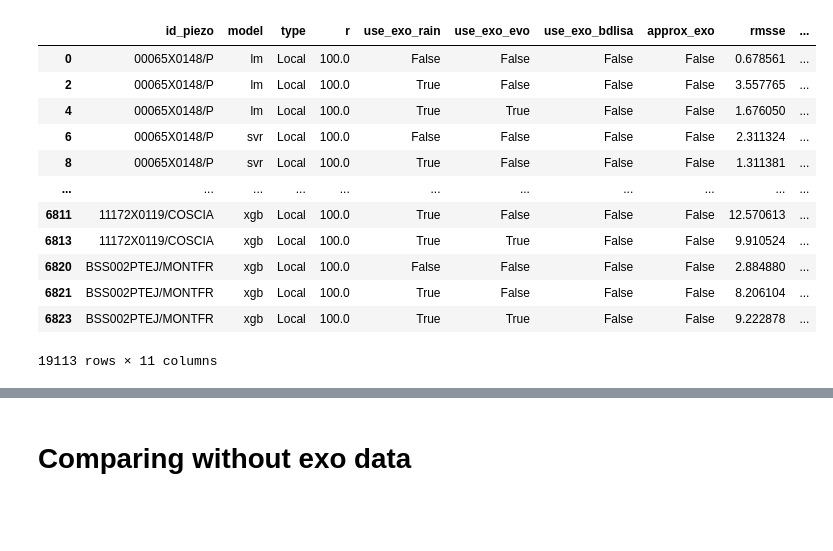
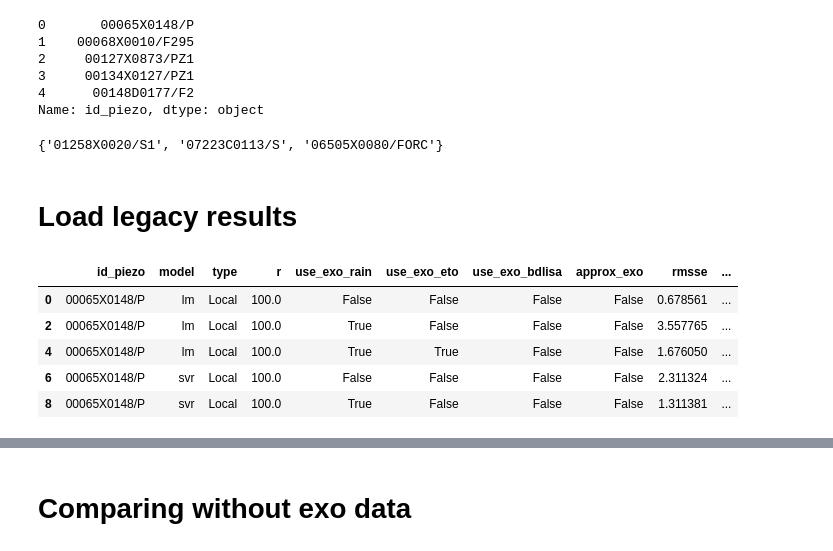
Before and after one commit to frankl1/piezoforecast, a Jupyter notebook: results/analysis.ipynb, the cells around one changed output, grey strips where cells are left out. Saved outputs shown, nothing was run; the diff lists cells and outputs as text; code cells hidden in the pictures; blank space fills up the shorter version.

```diff
--- a/results/analysis.ipynb
+++ b/results/analysis.ipynb
@@ -20,28 +87,39 @@ result_folder = './'
+# %%
+common_piezo = pd.read_csv('piezos_communs.csv').squeeze()
+common_piezo.head()
+# %% [output]
+0       00065X0148/P
+1    00068X0010/F295
+2     00127X0873/PZ1
+3     00134X0127/PZ1
+4      00148D0177/F2
+Name: id_piezo, dtype: object
+# %%
+missing_source = set(common_piezo).difference(sources.index)
+print(missing_source)
+# %% [output]
+{'01258X0020/S1', '07223C0113/S', '06505X0080/FORC'}
+# %% [markdown]
+# Load legacy results
 # %%
-# load lagacy results
+result_folder = './'
+
 files = [result_folder + 'oldTG_local_part1.csv',
           result_folder + 'oldTG_local_part2.csv',
           result_folder + 'oldTG_local_part3.csv',
           result_folder + 'oldTG_local_part4.csv',
           result_folder + 'oldTG_local_cmpl.csv',
           result_folder + 'oldTG_local_xgb.csv']
-lagacy_result = pd.concat([pd.read_csv(file, delimiter='\t') for file in files])
-lagacy_result['rmse'] = np.sqrt(lagacy_result.mse)
-lagacy_result = lagacy_result.rename(columns={'id_method_ML': 'model', 'use_exo_eto': 'use_exo_evo'})
-lagacy_result = lagacy_result[~lagacy_result.approx_exo]
-lagacy_result = lagacy_result[lagacy_result.id_piezo.isin(piezo_list)]
-lagacy_result
+legacy_result = pd.concat([pd.read_csv(file, delimiter='\t') for file in files])
+legacy_result['rmse'] = np.sqrt(legacy_result.mse)
+legacy_result = legacy_result.rename(columns={'id_method_ML': 'model'})
+legacy_result = legacy_result[~legacy_result.approx_exo]
+legacy_result = legacy_result[legacy_result.id_piezo.isin(common_piezo)]
+legacy_result.head()
 # %% [output]
-|  | id_piezo | model | type | r | use_exo_rain | use_exo_evo | use_exo_bdlisa | approx_exo | rmsse | ... |
+|  | id_piezo | model | type | r | use_exo_rain | use_exo_eto | use_exo_bdlisa | approx_exo | rmsse | ... |
 | 0 | 00065X0148/P | lm | Local | 100.0 | False | False | False | False | 0.678561 | ... |
 | 2 | 00065X0148/P | lm | Local | 100.0 | True | False | False | False | 3.557765 | ... |
 | 4 | 00065X0148/P | lm | Local | 100.0 | True | True | False | False | 1.676050 | ... |
 | 6 | 00065X0148/P | svr | Local | 100.0 | False | False | False | False | 2.311324 | ... |
 | 8 | 00065X0148/P | svr | Local | 100.0 | True | False | False | False | 1.311381 | ... |
-| ... | ... | ... | ... | ... | ... | ... | ... | ... | ... | ... |
-| 6811 | 11172X0119/COSCIA | xgb | Local | 100.0 | True | False | False | False | 12.570613 | ... |
-| 6813 | 11172X0119/COSCIA | xgb | Local | 100.0 | True | True | False | False | 9.910524 | ... |
-| 6820 | BSS002PTEJ/MONTFR | xgb | Local | 100.0 | False | False | False | False | 2.884880 | ... |
-| 6821 | BSS002PTEJ/MONTFR | xgb | Local | 100.0 | True | False | False | False | 8.206104 | ... |
-| 6823 | BSS002PTEJ/MONTFR | xgb | Local | 100.0 | True | True | False | False | 9.222878 | ... |
-19113 rows × 11 columns
```
Also changed, not shown: parts of 29 cells of this notebook, 1 other file.
